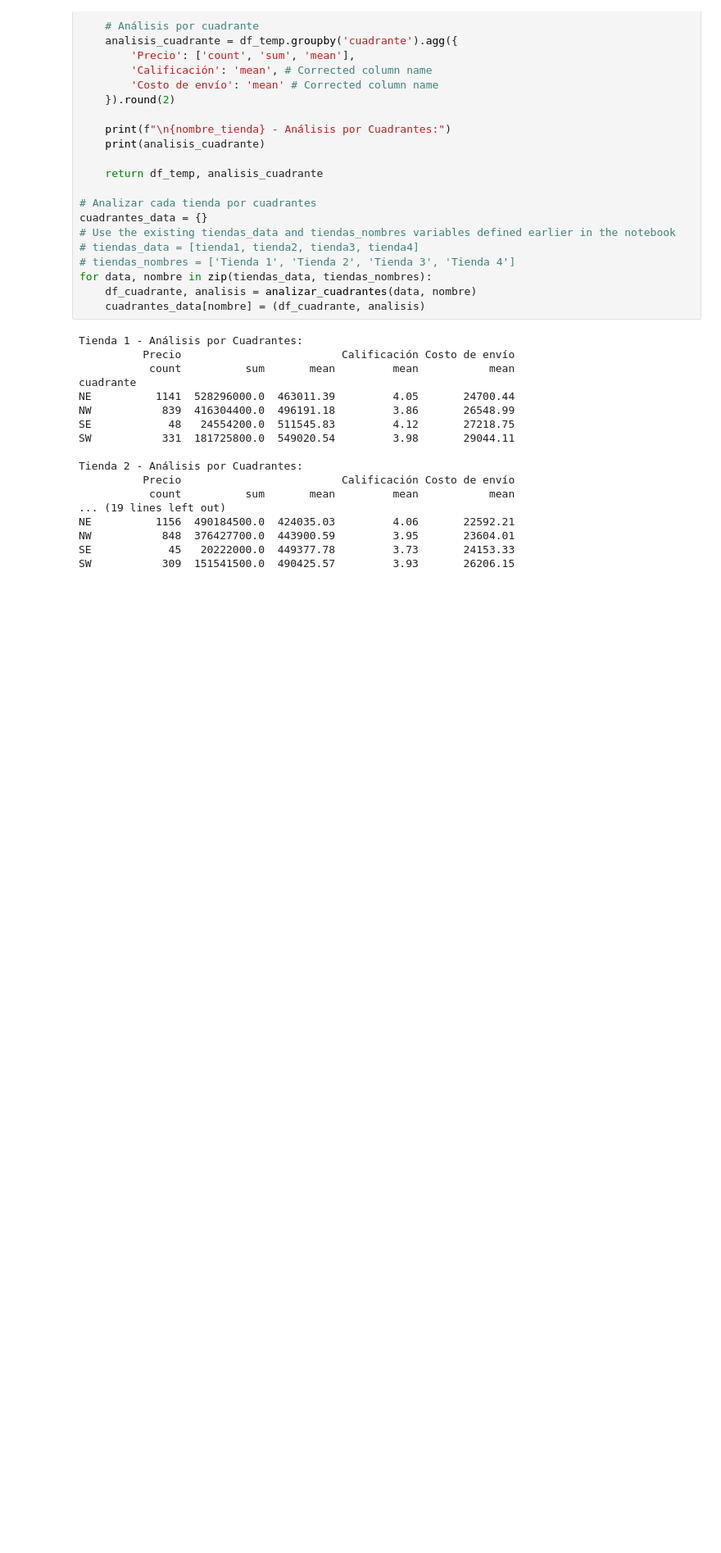
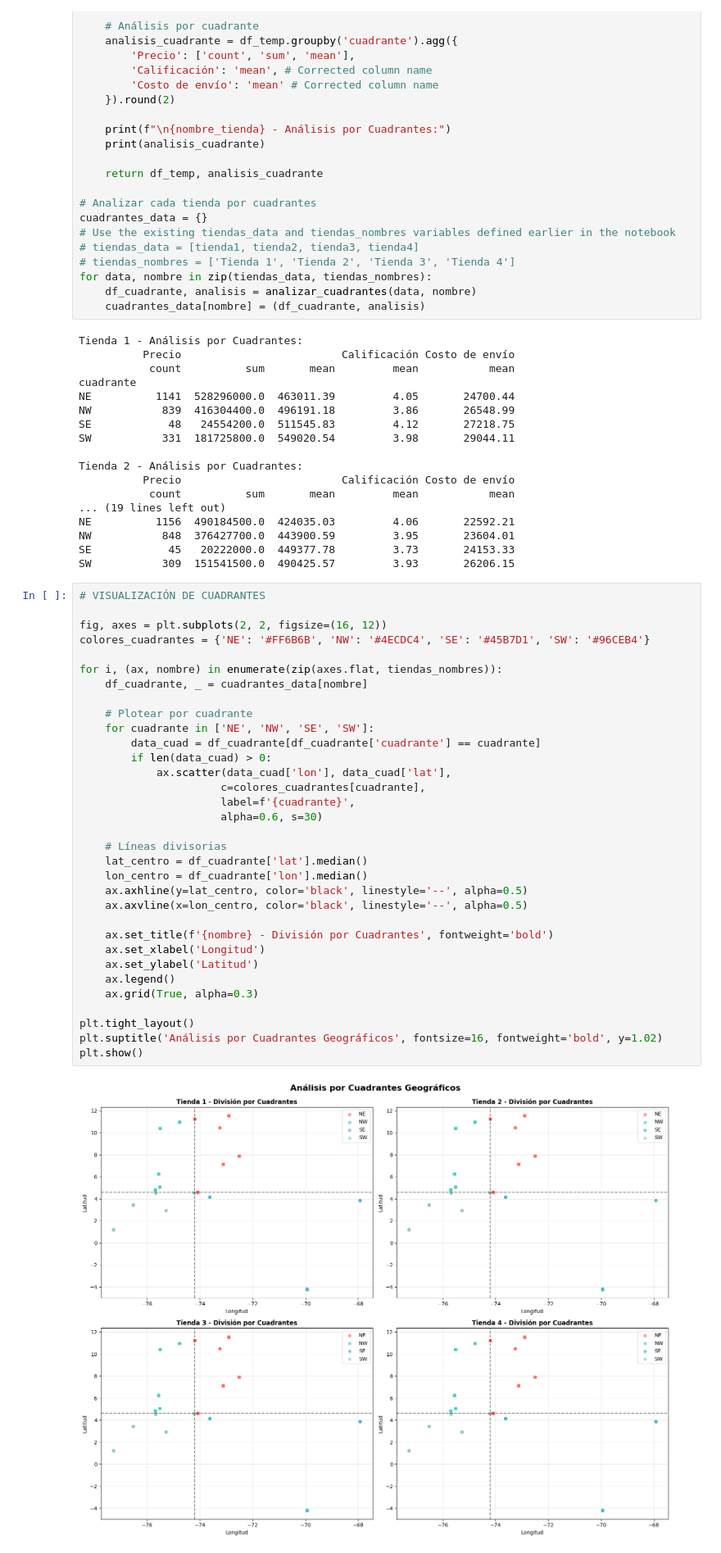
Before and after one commit to byfurkation/Allura_store, a Jupyter notebook: AluraStoreLatam.ipynb, the cells around one changed output. Shown: that part at 82% size. Drawn from its saved outputs; the diff is of its cells as text; blank space fills up the shorter version.

```diff
--- a/AluraStoreLatam.ipynb
+++ b/AluraStoreLatam.ipynb
@@ -717,3 +717,38 @@ NE          1156  490184500.0  424035.03         4.06       22592.21
 NW           848  376427700.0  443900.59         3.95       23604.01
 SE            45   20222000.0  449377.78         3.73       24153.33
 SW           309  151541500.0  490425.57         3.93       26206.15
+# %%
+# VISUALIZACIÓN DE CUADRANTES
+
+fig, axes = plt.subplots(2, 2, figsize=(16, 12))
+colores_cuadrantes = {'NE': '#FF6B6B', 'NW': '#4ECDC4', 'SE': '#45B7D1', 'SW': '#96CEB4'}
+
+for i, (ax, nombre) in enumerate(zip(axes.flat, tiendas_nombres)):
+    df_cuadrante, _ = cuadrantes_data[nombre]
+
+    # Plotear por cuadrante
+    for cuadrante in ['NE', 'NW', 'SE', 'SW']:
+        data_cuad = df_cuadrante[df_cuadrante['cuadrante'] == cuadrante]
+        if len(data_cuad) > 0:
+            ax.scatter(data_cuad['lon'], data_cuad['lat'],
+                      c=colores_cuadrantes[cuadrante],
+                      label=f'{cuadrante}',
+                      alpha=0.6, s=30)
+
+    # Líneas divisorias
+    lat_centro = df_cuadrante['lat'].median()
+    lon_centro = df_cuadrante['lon'].median()
+    ax.axhline(y=lat_centro, color='black', linestyle='--', alpha=0.5)
+    ax.axvline(x=lon_centro, color='black', linestyle='--', alpha=0.5)
+
+    ax.set_title(f'{nombre} - División por Cuadrantes', fontweight='bold')
+    ax.set_xlabel('Longitud')
+    ax.set_ylabel('Latitud')
+    ax.legend()
+    ax.grid(True, alpha=0.3)
+
+plt.tight_layout()
+plt.suptitle('Análisis por Cuadrantes Geográficos', fontsize=16, fontweight='bold', y=1.02)
+plt.show()
+# %% [output]
+[figure, added]
```
Also changed, not shown: parts of 5 cells of this notebook.
